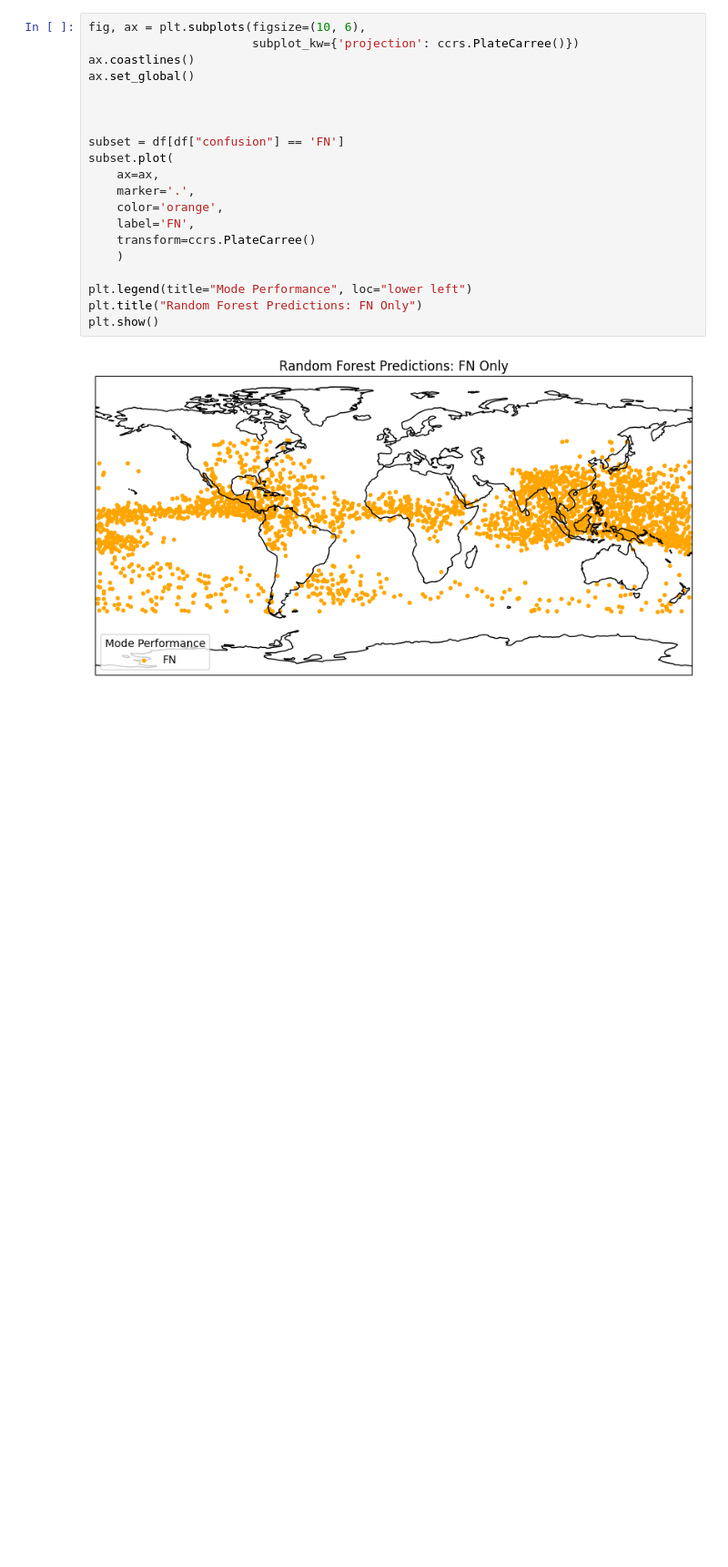
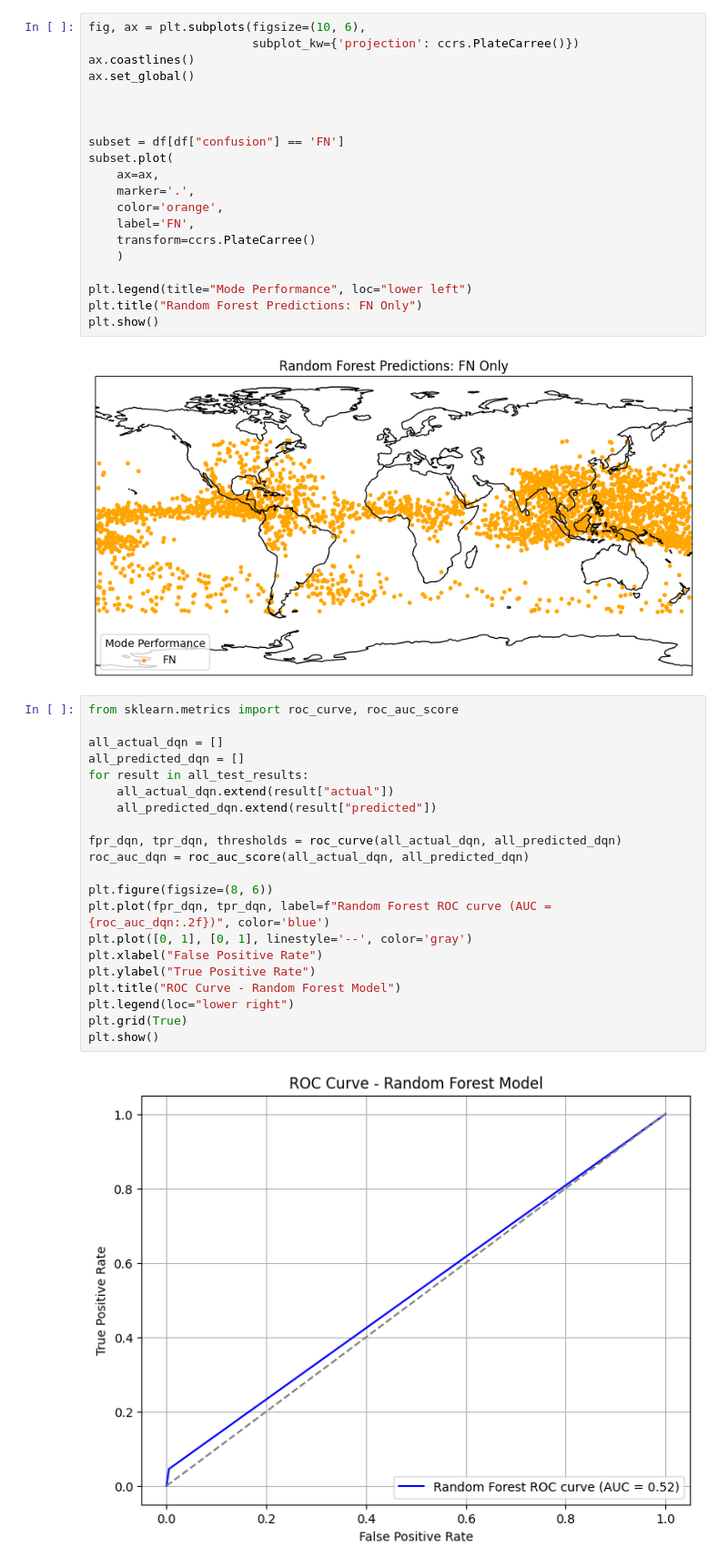
Before and after one commit to darthvader58/Code-Lab_RL_PriorityObs, a Jupyter notebook: RandomForestClassifier_FURI.ipynb, the cells around one changed output. Shown at 91% size. Cells and saved outputs as stored; diff of their text form; blank space fills up the shorter version.

```diff
--- a/RandomForestClassifier_FURI.ipynb
+++ b/RandomForestClassifier_FURI.ipynb
@@ -299,3 +319,26 @@ plt.title("Random Forest Predictions: FN Only")
 plt.show()
 # %% [output]
 [figure]
+# %%
+from sklearn.metrics import roc_curve, roc_auc_score
+
+all_actual_dqn = []
+all_predicted_dqn = []
+for result in all_test_results:
+    all_actual_dqn.extend(result["actual"])
+    all_predicted_dqn.extend(result["predicted"])
+
+fpr_dqn, tpr_dqn, thresholds = roc_curve(all_actual_dqn, all_predicted_dqn)
+roc_auc_dqn = roc_auc_score(all_actual_dqn, all_predicted_dqn)
+
+plt.figure(figsize=(8, 6))
+plt.plot(fpr_dqn, tpr_dqn, label=f"Random Forest ROC curve (AUC = {roc_auc_dqn:.2f})", color='blue')
+plt.plot([0, 1], [0, 1], linestyle='--', color='gray')
+plt.xlabel("False Positive Rate")
+plt.ylabel("True Positive Rate")
+plt.title("ROC Curve - Random Forest Model")
+plt.legend(loc="lower right")
+plt.grid(True)
+plt.show()
+# %% [output]
+[figure, added]
```
Also changed, not shown: parts of 2 cells of this notebook, 6 other files.
